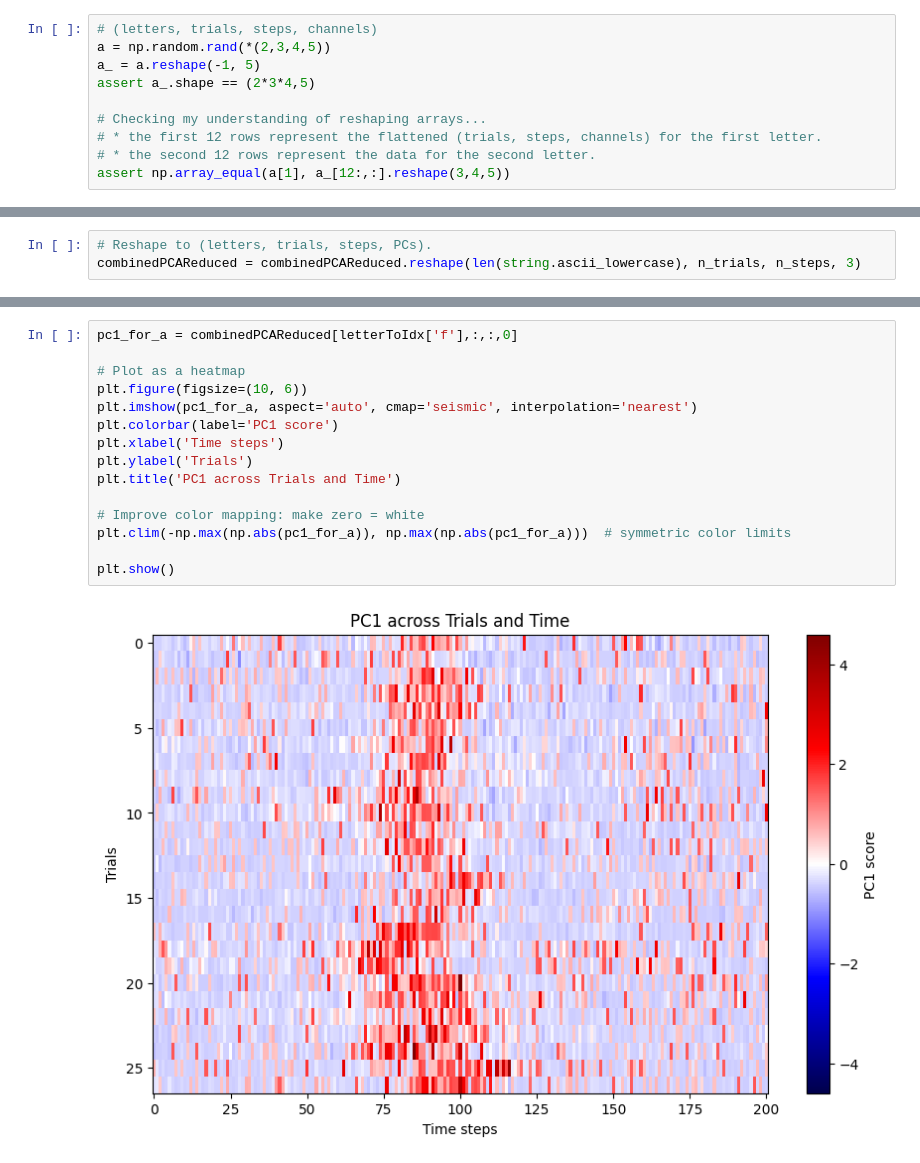
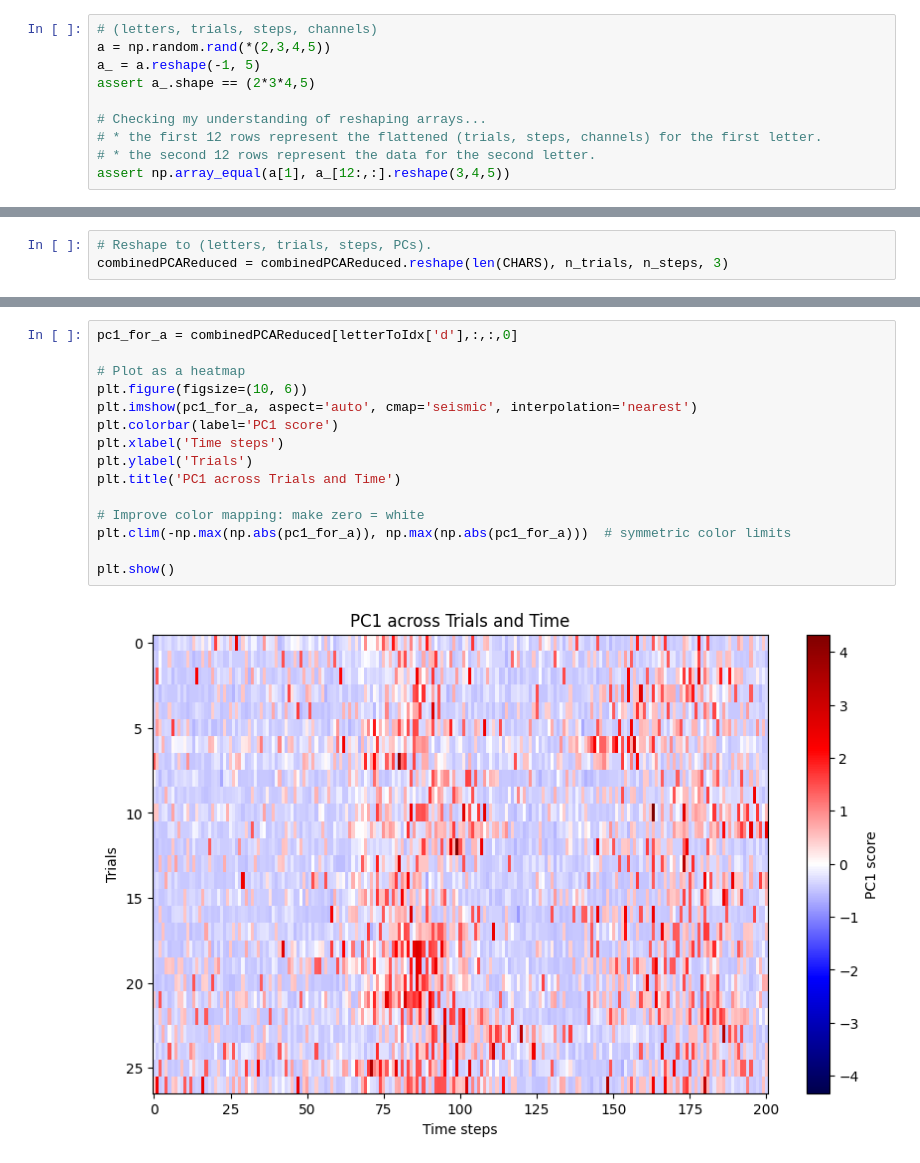
Before and after one commit to smacpher/handwritingBCIRepro, a Jupyter notebook: data.ipynb, the cells around one changed output, grey strips where cells are left out. Saved outputs shown, nothing was run; the diff lists cells and outputs as text.

```diff
--- a/data.ipynb
+++ b/data.ipynb
@@ -165,6 +153,6 @@ combinedPCAReduced.shape
 # %%
 # Reshape to (letters, trials, steps, PCs).
-combinedPCAReduced = combinedPCAReduced.reshape(len(string.ascii_lowercase), n_trials, n_steps, 3)
+combinedPCAReduced = combinedPCAReduced.reshape(len(CHARS), n_trials, n_steps, 3)
 # %%
 combinedPCAReduced.shape
 # %% [output]
@@ -172,17 +160,17 @@ combinedPCAReduced.shape
 # %%
-pc1_for_a = combinedPCAReduced[letterToIdx['f'],:,:,0]
+pc1_for_a = combinedPCAReduced[letterToIdx['d'],:,:,0]
 
 # Plot as a heatmap
 plt.figure(figsize=(10, 6))
 plt.imshow(pc1_for_a, aspect='auto', cmap='seismic', interpolation='nearest')
 plt.colorbar(label='PC1 score')
 plt.xlabel('Time steps')
 plt.ylabel('Trials')
 plt.title('PC1 across Trials and Time')
 
 # Improve color mapping: make zero = white
 plt.clim(-np.max(np.abs(pc1_for_a)), np.max(np.abs(pc1_for_a)))  # symmetric color limits
 
 plt.show()
 # %% [output]
-[figure, old version]
+[figure, new version]
```
Also changed, not shown: parts of 24 cells of this notebook, 2 other files.
